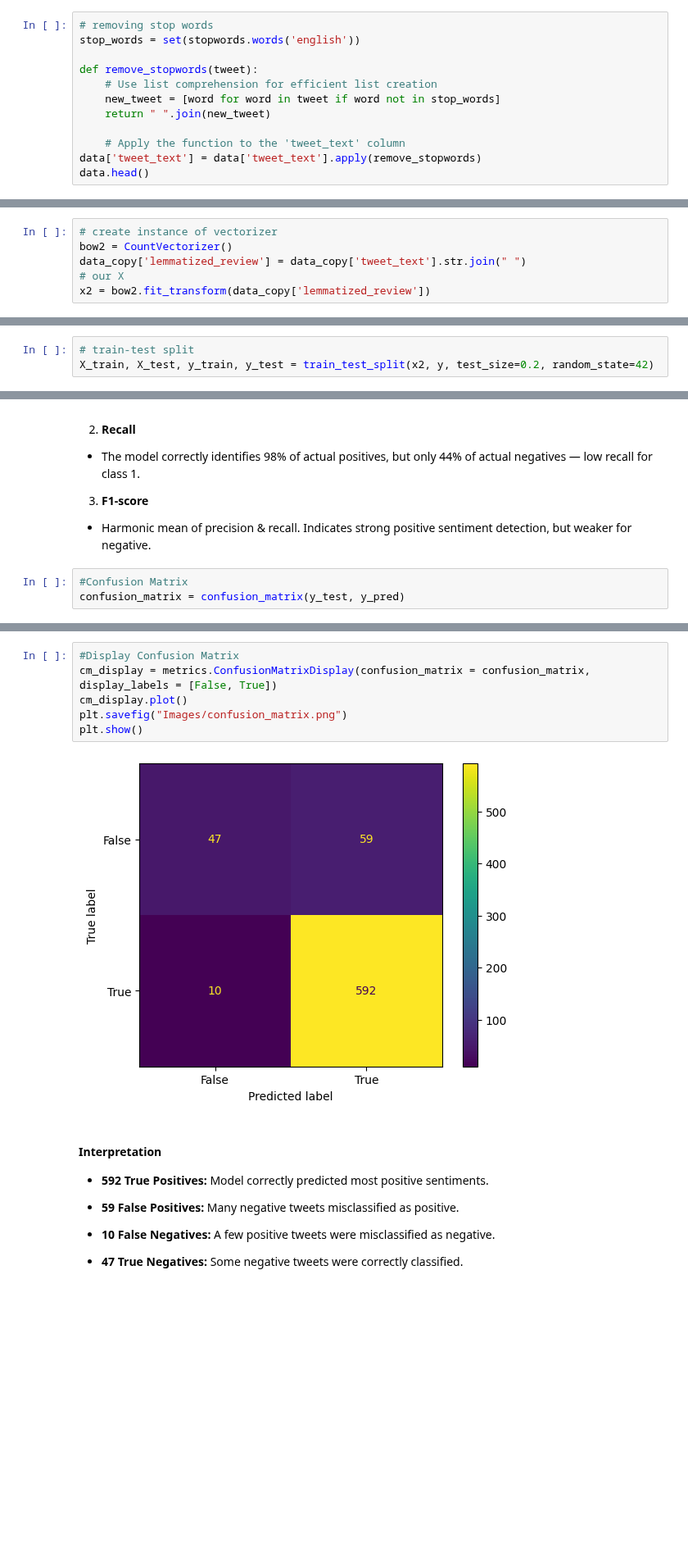
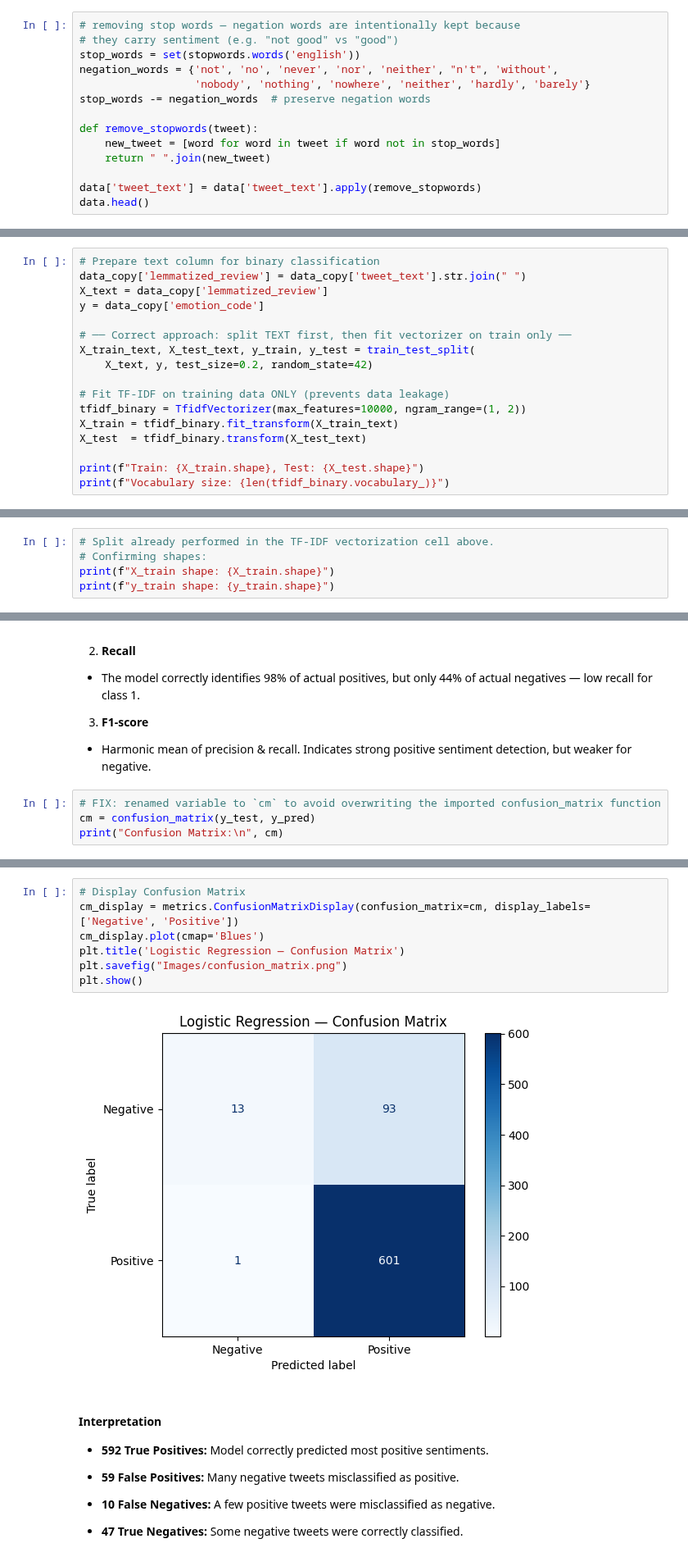
Before and after one commit to Edwinkorir38/Twitter_Sentiment_Analysis_Project, a Jupyter notebook: Twitter_Sentiment_Analysis_Project.ipynb, the cells around one changed output, grey strips where cells are left out. Shown at 82% size. Saved outputs shown, nothing was run; the diff lists cells and outputs as text; blank space fills up the shorter version.

Commit message:
Fix data leakage, update vectorizers, improve preprocessing pipeline

```diff
--- a/Twitter_Sentiment_Analysis_Project.ipynb
+++ b/Twitter_Sentiment_Analysis_Project.ipynb
@@ -979,15 +966,17 @@ data.head()
 # %% [markdown]
 * ####  Removing stopwords after tokenization
 # %%
-# removing stop words
+# removing stop words — negation words are intentionally kept because
+# they carry sentiment (e.g. "not good" vs "good")
 stop_words = set(stopwords.words('english'))
+negation_words = {'not', 'no', 'never', 'nor', 'neither', "n't", 'without',
+                  'nobody', 'nothing', 'nowhere', 'neither', 'hardly', 'barely'}
+stop_words -= negation_words  # preserve negation words
 
 def remove_stopwords(tweet):
-    # Use list comprehension for efficient list creation
     new_tweet = [word for word in tweet if word not in stop_words]
     return " ".join(new_tweet)
 
-    # Apply the function to the 'tweet_text' column
 data['tweet_text'] = data['tweet_text'].apply(remove_stopwords)
 data.head()
 # %% [output]
@@ -1458,8 +1452,19 @@ plt.show()
 
 To prepare the tweet text for modeling, we now apply CountVectorizer to transform the cleaned text into numerical feature vectors.
 # %%
-# create instance of vectorizer
-bow2 = CountVectorizer()
+# Prepare text column for binary classification
 data_copy['lemmatized_review'] = data_copy['tweet_text'].str.join(" ")
-# our X
-x2 = bow2.fit_transform(data_copy['lemmatized_review'])
+X_text = data_copy['lemmatized_review']
+y = data_copy['emotion_code']
+
+# ── Correct approach: split TEXT first, then fit vectorizer on train only ──
+X_train_text, X_test_text, y_train, y_test = train_test_split(
+    X_text, y, test_size=0.2, random_state=42)
+
+# Fit TF-IDF on training data ONLY (prevents data leakage)
+tfidf_binary = TfidfVectorizer(max_features=10000, ngram_range=(1, 2))
+X_train = tfidf_binary.fit_transform(X_train_text)
+X_test  = tfidf_binary.transform(X_test_text)
+
+print(f"Train: {X_train.shape}, Test: {X_test.shape}")
+print(f"Vocabulary size: {len(tfidf_binary.vocabulary_)}")
@@ -1493,3 +1519,5 @@ y = data_copy['emotion_code']
 # %%
-# train-test split
-X_train, X_test, y_train, y_test = train_test_split(x2, y, test_size=0.2, random_state=42)
+# Split already performed in the TF-IDF vectorization cell above.
+# Confirming shapes:
+print(f"X_train shape: {X_train.shape}")
+print(f"y_train shape: {y_train.shape}")
@@ -1576,5 +1616,6 @@ weighted avg       0.90      0.90      0.89       708
 3. **F1-score**
 * Harmonic mean of precision & recall. Indicates strong positive sentiment detection, but weaker for negative.
 # %%
-#Confusion Matrix
-confusion_matrix = confusion_matrix(y_test, y_pred)
+# FIX: renamed variable to `cm` to avoid overwriting the imported confusion_matrix function
+cm = confusion_matrix(y_test, y_pred)
+print("Confusion Matrix:\n", cm)
@@ -1581,11 +1626,12 @@ confusion_matrix = confusion_matrix(y_test, y_pred)
 # %%
-#Display Confusion Matrix
-cm_display = metrics.ConfusionMatrixDisplay(confusion_matrix = confusion_matrix, display_labels = [False, True])
-cm_display.plot()
+# Display Confusion Matrix
+cm_display = metrics.ConfusionMatrixDisplay(confusion_matrix=cm, display_labels=['Negative', 'Positive'])
+cm_display.plot(cmap='Blues')
+plt.title('Logistic Regression — Confusion Matrix')
 plt.savefig("Images/confusion_matrix.png")
 plt.show()
 # %% [output]
-[figure, old version]
+[figure, new version]
 # %% [markdown]
 #### **Interpretation**
 
```
Also changed, not shown: parts of 65 cells of this notebook, 16 other files.
